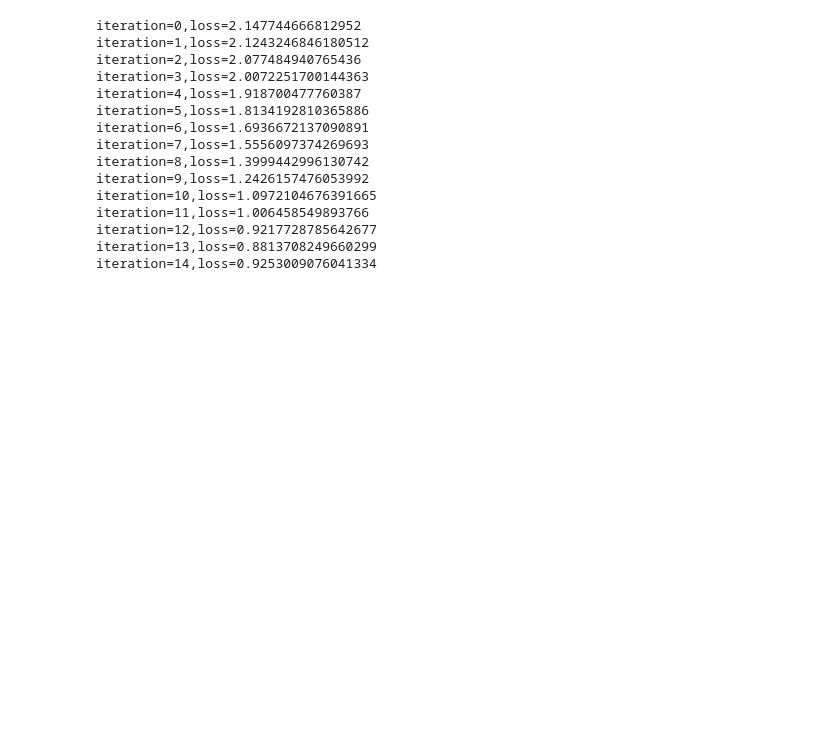
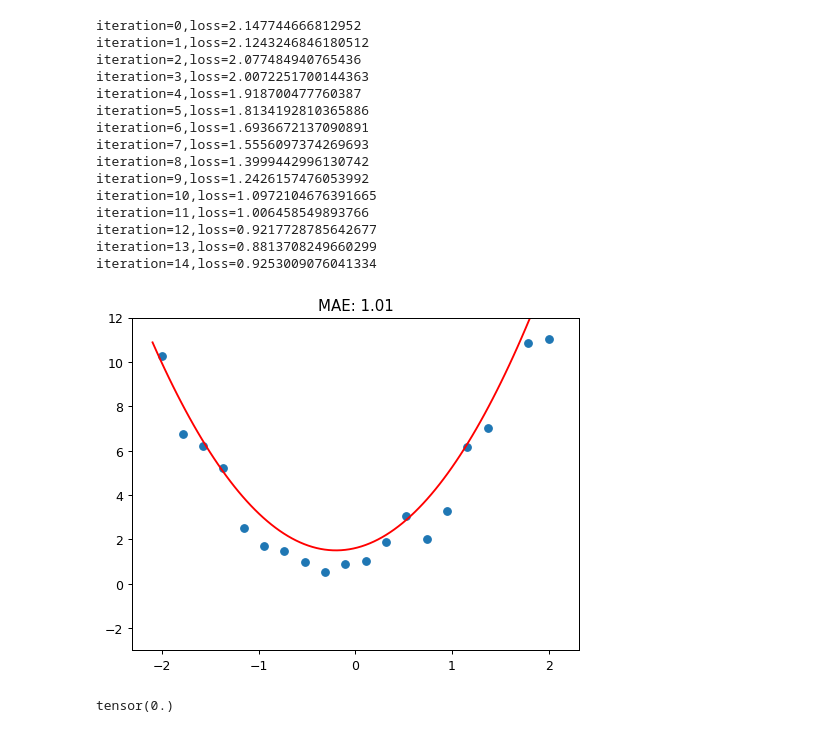
Before and after one commit to jobinwilson/neuralnet_intuition, a Jupyter notebook: universal_function_aproximator.ipynb, the cells around one changed output. Saved outputs shown, nothing was run; the diff lists cells and outputs as text; code cells hidden in the pictures; blank space fills up the shorter version.

```diff
--- a/universal_function_aproximator.ipynb
+++ b/universal_function_aproximator.ipynb
@@ -147,3 +147,9 @@ iteration=13,loss=0.8813708249660299
 iteration=14,loss=0.9253009076041334
 # %%
 ## we see loss monotonically decreasing ## => pytorch allows us to automatically tune parameters using gradient descernd ##
+# %%
+a,b,c = random_params.cpu().detach()
+# %%
+plot_quad(a,b,c) ## see that we have a good fit as expected
+# %% [output]
+[figure, added]
@@ -149,0 +165,4 @@ iteration=14,loss=0.9253009076041334
+# %%
+ReLU_activation(torch.tensor(-0.12))
+# %% [output]
+tensor(0.)
```
Also changed, not shown: parts of 14 cells of this notebook.
